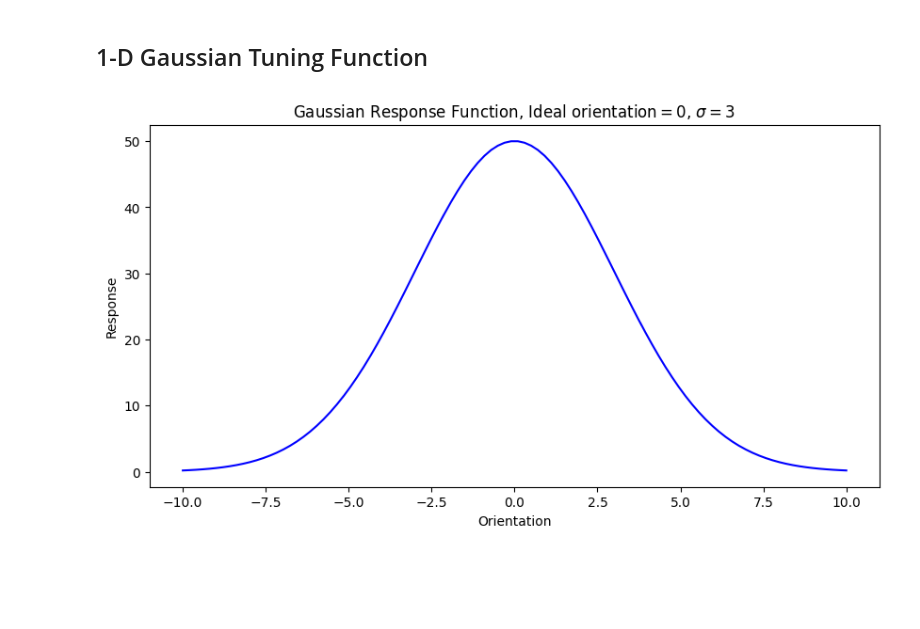
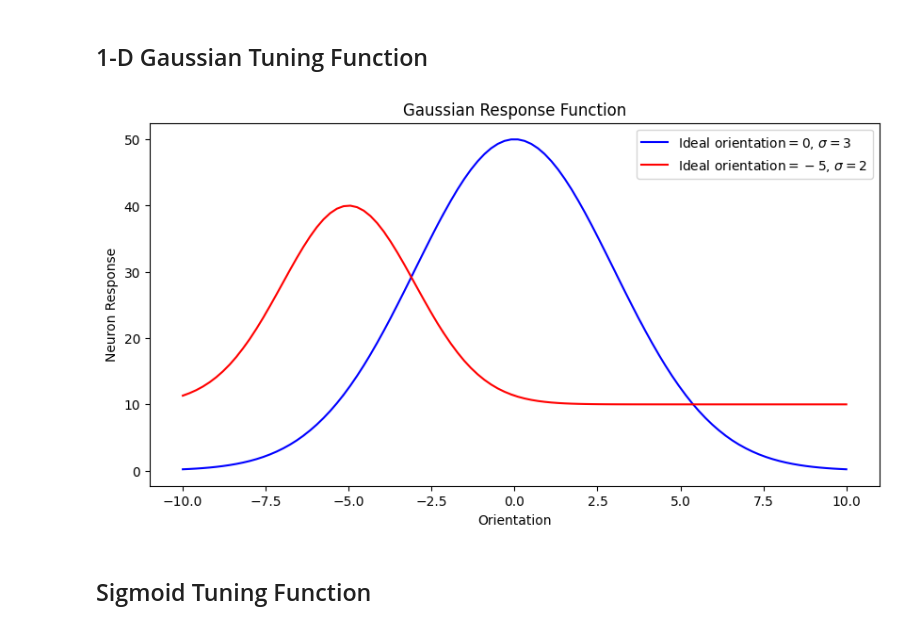
Before and after one commit to rates37/Build-Your-Own-Embedding, a Jupyter notebook: notebooks/neuronal_tuning_curves.ipynb, the cells around one changed output. Cells and saved outputs as stored; diff of their text form; code cells hidden in the pictures; blank space fills up the shorter version.

Commit message:
Added sigmoid tuning curve to notebook

```diff
--- a/notebooks/neuronal_tuning_curves.ipynb
+++ b/notebooks/neuronal_tuning_curves.ipynb
@@ -52,18 +52,29 @@ def gaussian_tuning_function(x: np.ndarray, mu: float, sigma: float, maxResponse
 # %%
 # Example for how this might represent the response of an individual neuron:
 x: np.ndarray = np.linspace(-10, 10, 100)
 maxResponse: int = 50
 minResponse: int = 0
-correctOrientation: int = 0
-stdev: int = 3
-response: np.ndarray = gaussian_tuning_function(x, correctOrientation, stdev, 50, 0)
+correctOrientation1: int = 0
+stdev1: int = 3
+response1: np.ndarray = gaussian_tuning_function(x, correctOrientation1, stdev1, maxResponse, minResponse)
+
+maxResponse = 40
+minResponse = 10
+correctOrientation2 = -5
+stdev2: int = 2
+response2: np.ndarray = gaussian_tuning_function(x, correctOrientation2, stdev2, maxResponse, minResponse)
+
 
 # plotting the output:
 fig: plt.Figure = plt.figure(figsize=(10,5))
-plt.plot(x, response, '-', color="blue")
+plt.plot(x, response1, '-', color="blue", label=fr"Ideal orientation$= {correctOrientation1}$, $\sigma={stdev1}$")
+plt.plot(x, response2, '-', color="red", label=fr"Ideal orientation$= {correctOrientation2}$, $\sigma={stdev2}$")
 plt.xlabel(r"Orientation")
 plt.ylabel(r"Neuron Response")
-plt.title(fr"Gaussian Response Function, Ideal orientation$= {correctOrientation}$, $\sigma={stdev}$")
+plt.title(r"Gaussian Response Function")
+plt.legend()
 plt.show()
 # %% [output]
-[figure, old version]
+[figure, new version]
+# %% [markdown]
+## Sigmoid Tuning Function
```
Also changed, not shown: parts of 2 cells of this notebook.
